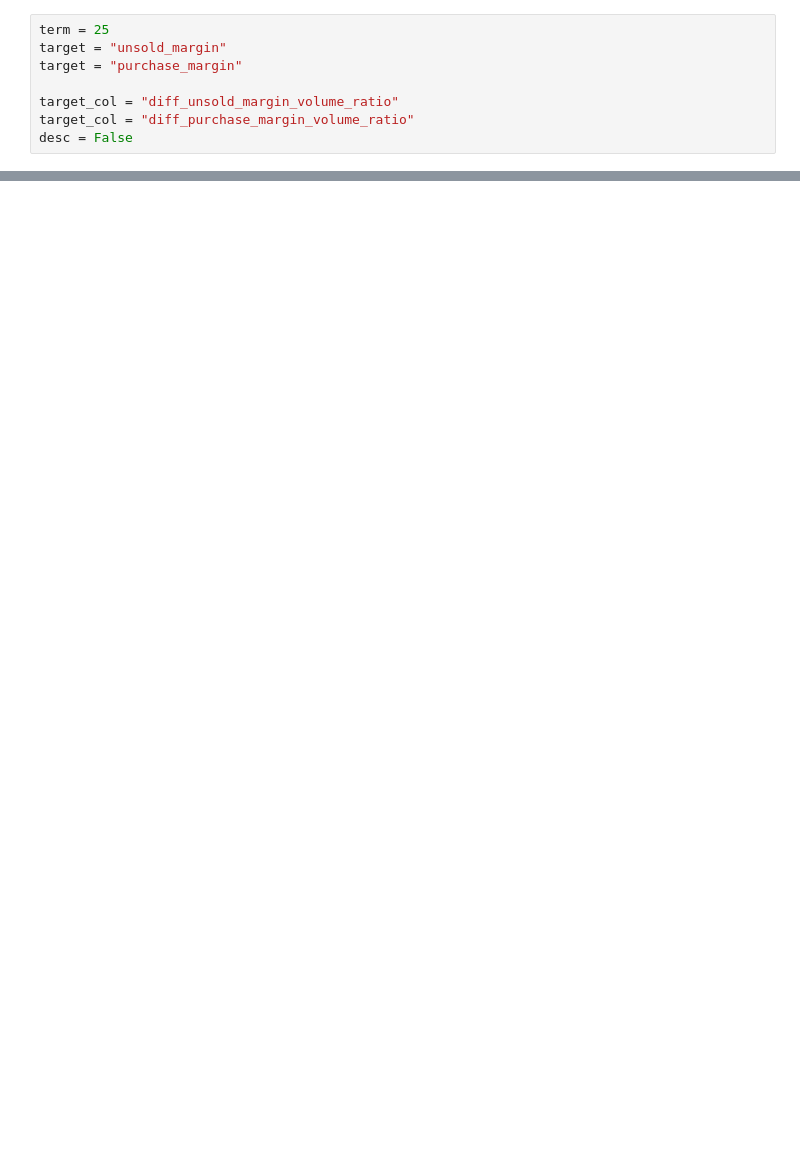
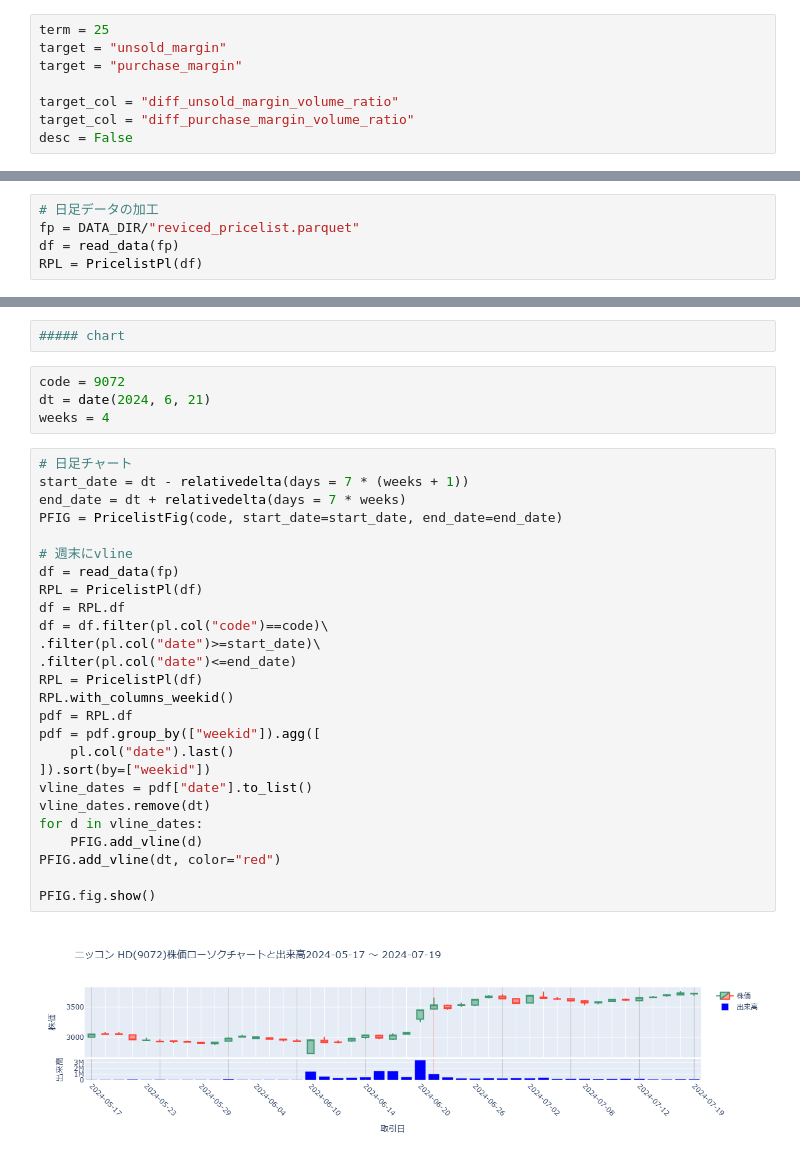
Before and after one commit to ogs-digilfe/wequant, a Jupyter notebook: notebooks/analysis/margin_volume_ratio_fluctuation.ipynb, the cells around one changed output, grey strips where cells are left out. Drawn from its saved outputs; the diff is of its cells as text; blank space fills up the shorter version.

Commit message:
revice

```diff
--- a/notebooks/analysis/margin_volume_ratio_fluctuation.ipynb
+++ b/notebooks/analysis/margin_volume_ratio_fluctuation.ipynb
@@ -109,0 +42,5 @@ shape: (479, 8)
+# %%
+# 日足データの加工
+fp = DATA_DIR/"reviced_pricelist.parquet"
+df = read_data(fp)
+RPL = PricelistPl(df)
@@ -109,0 +80,34 @@ shape: (479, 8)
+# %%
+##### chart
+# %%
+code = 9072
+dt = date(2024, 6, 21)
+weeks = 4
+# %%
+# 日足チャート
+start_date = dt - relativedelta(days = 7 * (weeks + 1))
+end_date = dt + relativedelta(days = 7 * weeks)
+PFIG = PricelistFig(code, start_date=start_date, end_date=end_date)
+
+# 週末にvline
+df = read_data(fp)
+RPL = PricelistPl(df)
+df = RPL.df
+df = df.filter(pl.col("code")==code)\
+.filter(pl.col("date")>=start_date)\
+.filter(pl.col("date")<=end_date)
+RPL = PricelistPl(df)
+RPL.with_columns_weekid()
+pdf = RPL.df
+pdf = pdf.group_by(["weekid"]).agg([
+    pl.col("date").last()
+]).sort(by=["weekid"])
+vline_dates = pdf["date"].to_list()
+vline_dates.remove(dt)
+for d in vline_dates:
+    PFIG.add_vline(d)
+PFIG.add_vline(dt, color="red")
+
+PFIG.fig.show()
+# %% [output]
+[figure, added]
```
Also changed, not shown: parts of 13 cells of this notebook, 5 other files.
